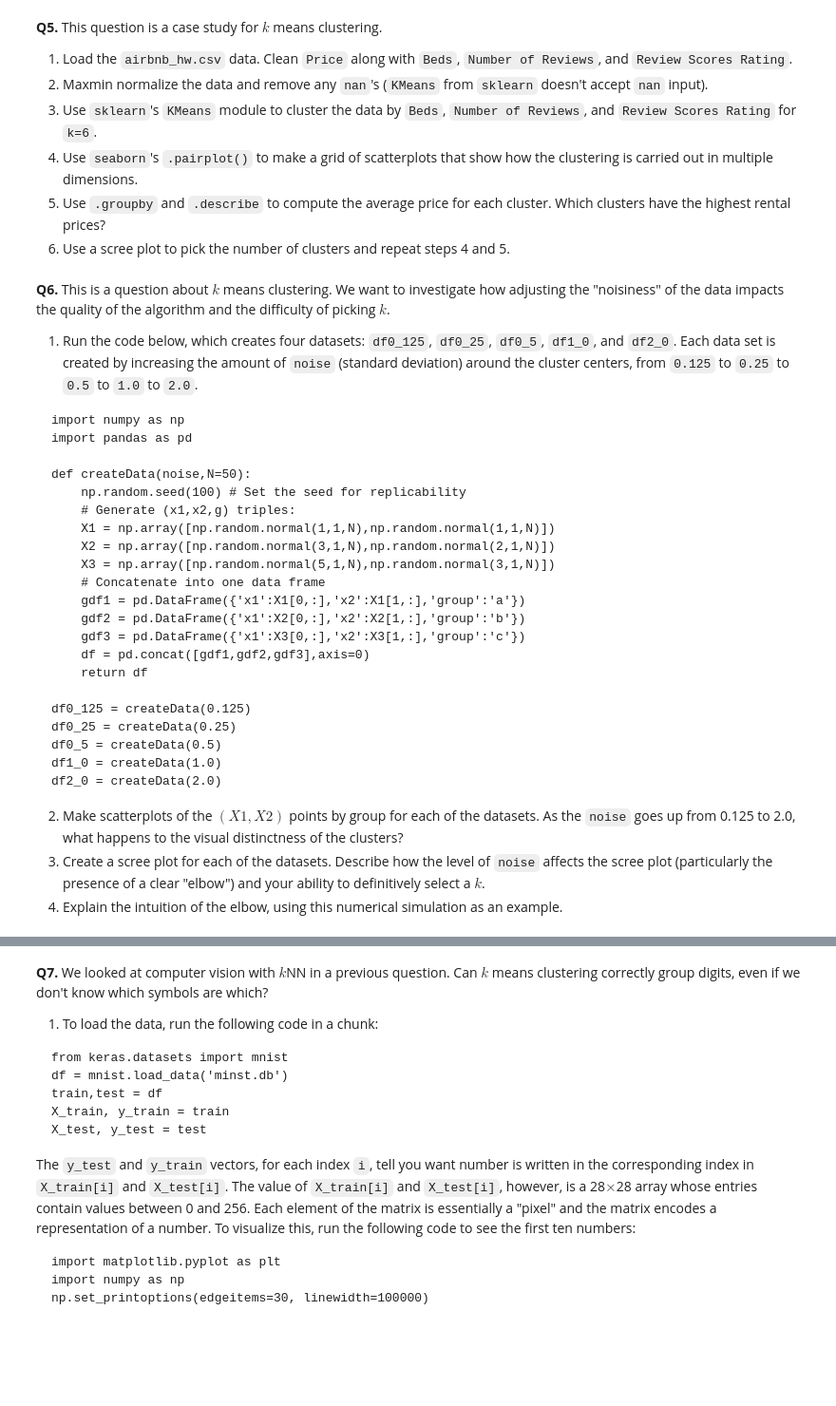
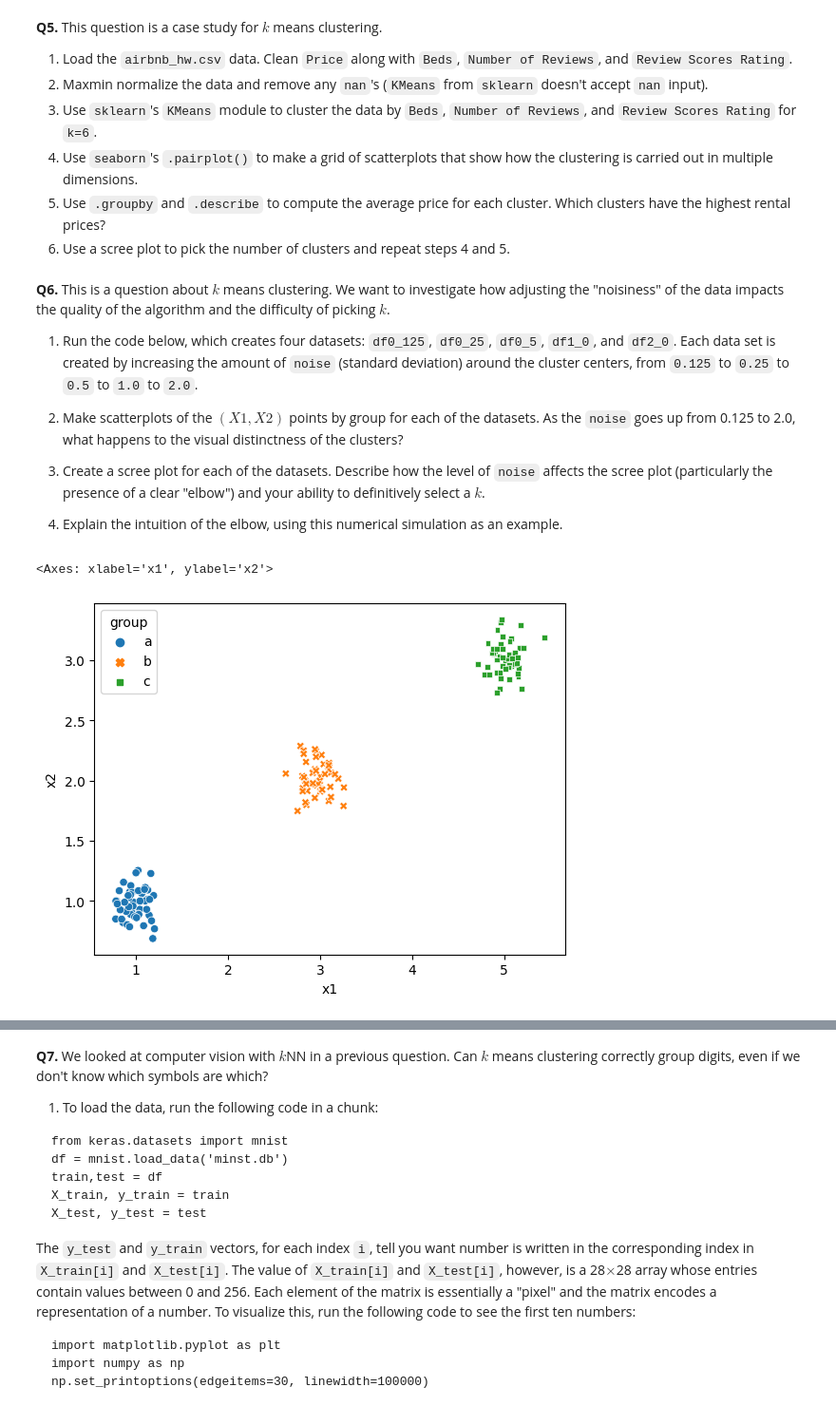
Before and after one commit to NathanGeng/assignment3, a Jupyter notebook: assignment_knn_and_kmc.ipynb, the cells around one changed output, grey strips where cells are left out. Shown: that part at 95% size. Cells and saved outputs as stored; diff of their text form; code cells hidden in the pictures; blank space fills up the shorter version.

````diff
--- a/assignment_knn_and_kmc.ipynb
+++ b/assignment_knn_and_kmc.ipynb
@@ -32,0 +38,16 @@ FileNotFoundError: ignored
+# %%
+#q2: summarizing dataset
+
+#checking unique values for Gender, no extraneous variables or missing values since there are 1000 total counts
+print(df.describe())
+
+
+#dummy variable, 0 for male and 1 for female
+df.loc[df['Gender'] == 'Male', 'Gender'] = 0
+df.loc[df['Gender'] == 'Female', 'Gender'] = 1
+
+print(df['Gender'].value_counts())
+
+#matrix and outcome
+X = df.loc[:,['Age','AnnualSalary']]
+y = df[['Purchased']]
@@ -107,30 +231,37 @@ OK, those are the data: Labels attached to handwritten digits encoded as a matri
 
 1. Run the code below, which creates four datasets: `df0_125`, `df0_25`, `df0_5`, `df1_0`, and `df2_0`. Each data set is created by increasing the amount of `noise` (standard deviation) around the cluster centers, from `0.125` to `0.25` to `0.5` to `1.0` to `2.0`.
 
-```
-import numpy as np
-import pandas as pd
-
-def createData(noise,N=50):
-    np.random.seed(100) # Set the seed for replicability
-    # Generate (x1,x2,g) triples:
-    X1 = np.array([np.random.normal(1,1,N),np.random.normal(1,1,N)])
-    X2 = np.array([np.random.normal(3,1,N),np.random.normal(2,1,N)])
-    X3 = np.array([np.random.normal(5,1,N),np.random.normal(3,1,N)])
-    # Concatenate into one data frame
-    gdf1 = pd.DataFrame({'x1':X1[0,:],'x2':X1[1,:],'group':'a'})
-    gdf2 = pd.DataFrame({'x1':X2[0,:],'x2':X2[1,:],'group':'b'})
-    gdf3 = pd.DataFrame({'x1':X3[0,:],'x2':X3[1,:],'group':'c'})
-    df = pd.concat([gdf1,gdf2,gdf3],axis=0)
-    return df
-
-df0_125 = createData(0.125)
-df0_25 = createData(0.25)
-df0_5 = createData(0.5)
-df1_0 = createData(1.0)
-df2_0 = createData(2.0)
-```
 
 2. Make scatterplots of the $(X1,X2)$ points by group for each of the datasets. As the `noise` goes up from 0.125 to 2.0, what happens to the visual distinctness of the clusters?
 3. Create a scree plot for each of the datasets. Describe how the level of `noise` affects the scree plot (particularly the presence of a clear "elbow") and your ability to definitively select a $k$.
 4. Explain the intuition of the elbow, using this numerical simulation as an example.
+# %%
+import numpy as np
+import pandas as pd
+
+def createData(noise,N=50):
+    np.random.seed(100) # Set the seed for replicability
+    # Generate (x1,x2,g) triples:
+    X1 = np.array([np.random.normal(1,noise,N),np.random.normal(1,noise,N)])
+    X2 = np.array([np.random.normal(3,noise,N),np.random.normal(2,noise,N)])
+    X3 = np.array([np.random.normal(5,noise,N),np.random.normal(3,noise,N)])
+    # Concatenate into one data frame
+    gdf1 = pd.DataFrame({'x1':X1[0,:],'x2':X1[1,:],'group':'a'})
+    gdf2 = pd.DataFrame({'x1':X2[0,:],'x2':X2[1,:],'group':'b'})
+    gdf3 = pd.DataFrame({'x1':X3[0,:],'x2':X3[1,:],'group':'c'})
+    df = pd.concat([gdf1,gdf2,gdf3],axis=0)
+    return df
+
+df0_125 = createData(0.125)
+df0_25 = createData(0.25)
+df0_5 = createData(0.5)
+df1_0 = createData(1.0)
+df2_0 = createData(2.0)
+# %%
+#q2: scatterplots
+import seaborn as sns
+
+sns.scatterplot(data = df0_125, x = 'x1',y='x2',hue='group',style='group')
+# %% [output]
+<Axes: xlabel='x1', ylabel='x2'>
+[figure, added]
````
Also changed, not shown: parts of 15 cells of this notebook.
